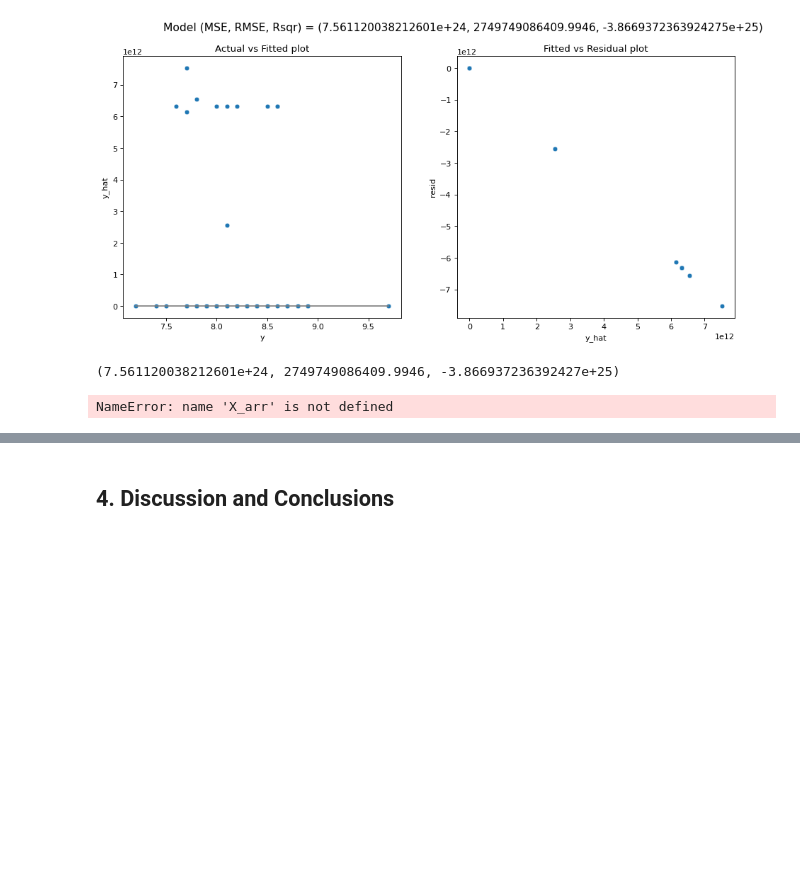
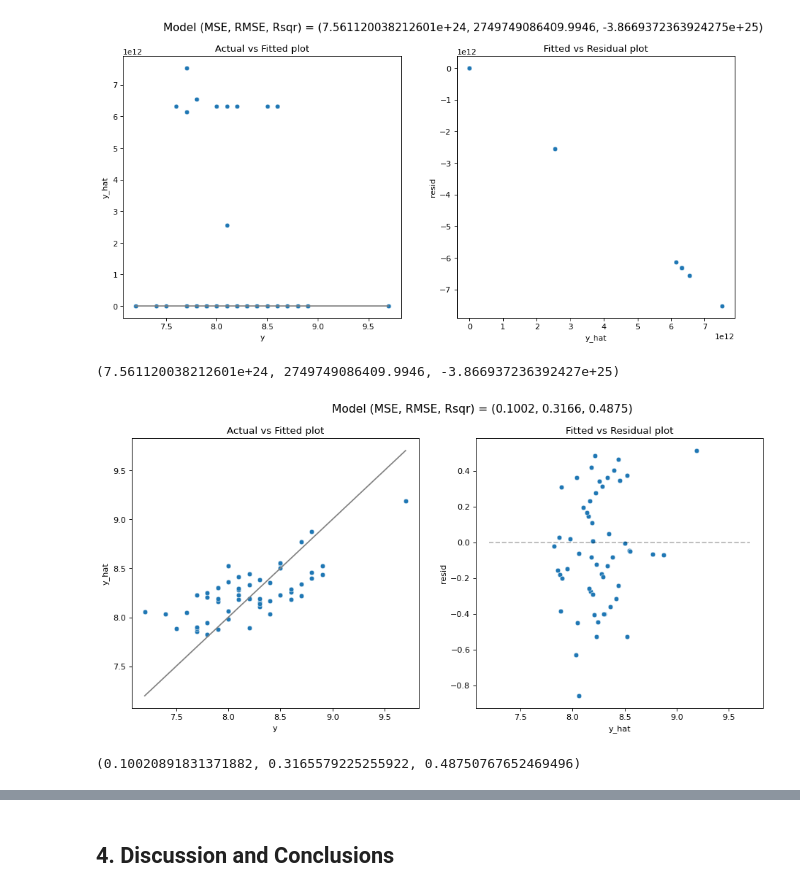
Before and after one commit to BradWangW/imdb_rate_model, a Jupyter notebook: project1.ipynb, the cells around one changed output, grey strips where cells are left out. Drawn from its saved outputs; the diff is of its cells as text; code cells hidden in the pictures; blank space fills up the shorter version.

Commit message:
Running ridge regression and parameter tuning

```diff
--- a/project1.ipynb
+++ b/project1.ipynb
@@ -343,13 +344,18 @@ model_fit(lm, X_test_arr, y_test_arr, plot = True)
 # %%
 # Ridge Regression
 from sklearn.linear_model import Ridge
 
 #Setting alpha value
-a = 10
+a = 100
+
 #Fitting the ridge regression model to the training set
-rm = Ridge(alpha = a).fit(X_arr, y_arr)
+ridge_scaled = make_pipeline(
+    StandardScaler(),
+    Ridge(alpha = a)
+).fit(X_arr, y_arr)
 
 #Testing the ridge regression model on the testing set
-model_fit(rm, X_test_arr, y_test_arr, plot = True)
+model_fit(ridge_scaled, X_test_arr, y_test_arr, plot = True)
 # %% [output]
+[figure, added]
-NameError: name 'X_arr' is not defined
+(0.10020891831371882, 0.3165579225255922, 0.48750767652469496)
```
Also changed, not shown: parts of 5 cells of this notebook.
